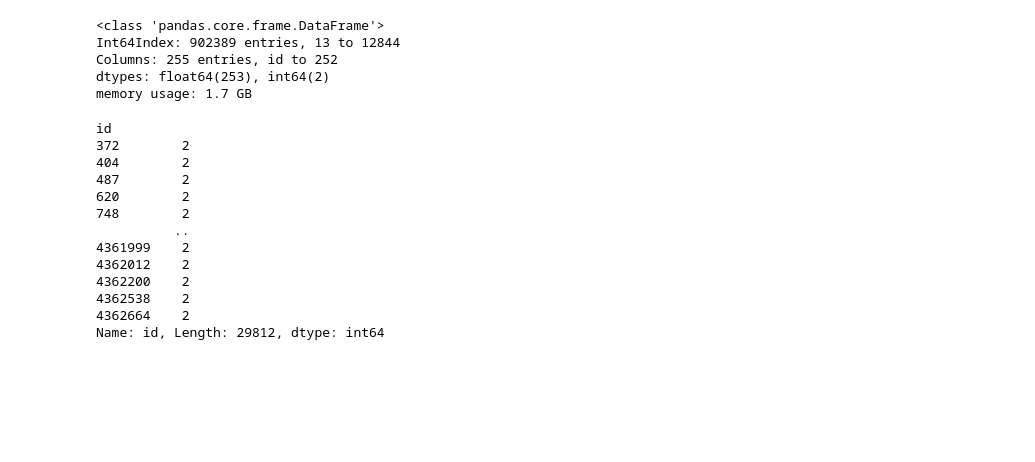
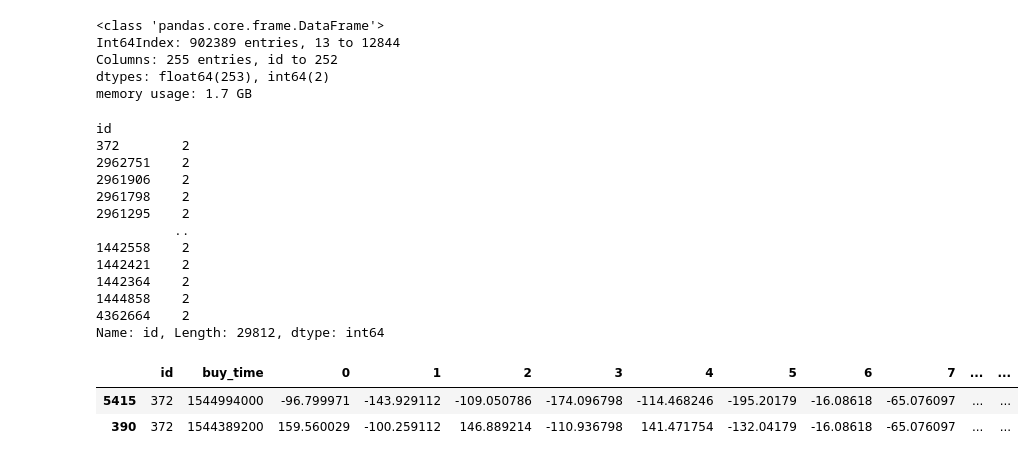
Before and after one commit to hildar/RecSys-Megafon, a Jupyter notebook: Train.ipynb, the cells around one changed output. Drawn from its saved outputs; the diff is of its cells as text; code cells hidden in the pictures; blank space fills up the shorter version.

```diff
--- a/Train.ipynb
+++ b/Train.ipynb
@@ -104,21 +117,24 @@ Columns: 255 entries, id to 252
 dtypes: float64(253), int64(2)
 memory usage: 1.7 GB
 # %%
-features.groupby('id')['id'].agg('count')[features.groupby('id')['id'].agg('count') > 1]
+features.groupby('id')['id'].agg('count')[features.groupby('id')['id'].agg('count') > 1].sort_values()
 # %% [output]
 id
 372        2
-404        2
-487        2
-620        2
-748        2
+2962751    2
+2961906    2
+2961798    2
+2961295    2
           ..
-4361999    2
-4362012    2
-4362200    2
-4362538    2
+1442558    2
+1442421    2
+1442364    2
+1444858    2
 4362664    2
 Name: id, Length: 29812, dtype: int64
 # %%
-pd.to_datetime(features[features['id'] == 372]['buy_time'], unit='s')
+features[features['id'] == 372]
 # %% [output]
+|  | id | buy_time | 0 | 1 | 2 | 3 | 4 | 5 | 6 | 7 | ... | ... |
+| 5415 | 372 | 1544994000 | -96.799971 | -143.929112 | -109.050786 | -174.096798 | -114.468246 | -195.20179 | -16.08618 | -65.076097 | ... | ... |
+| 390 | 372 | 1544389200 | 159.560029 | -100.259112 | 146.889214 | -110.936798 | 141.471754 | -132.04179 | -16.08618 | -65.076097 | ... | ... |
```
Also changed, not shown: parts of 8 cells of this notebook.
